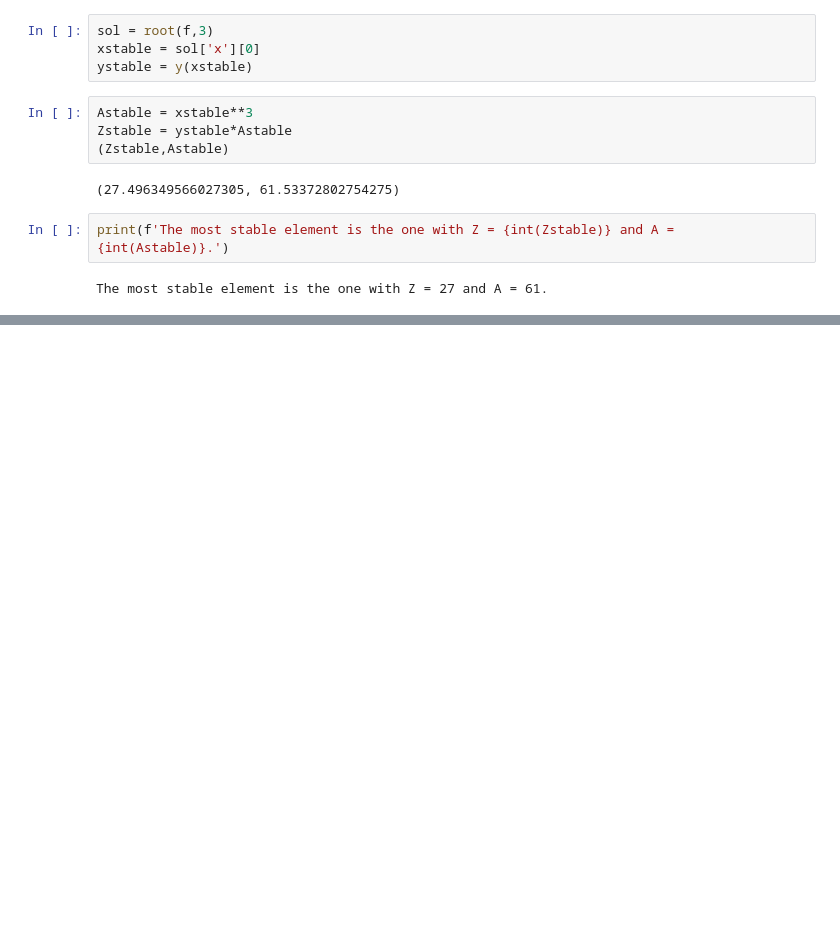
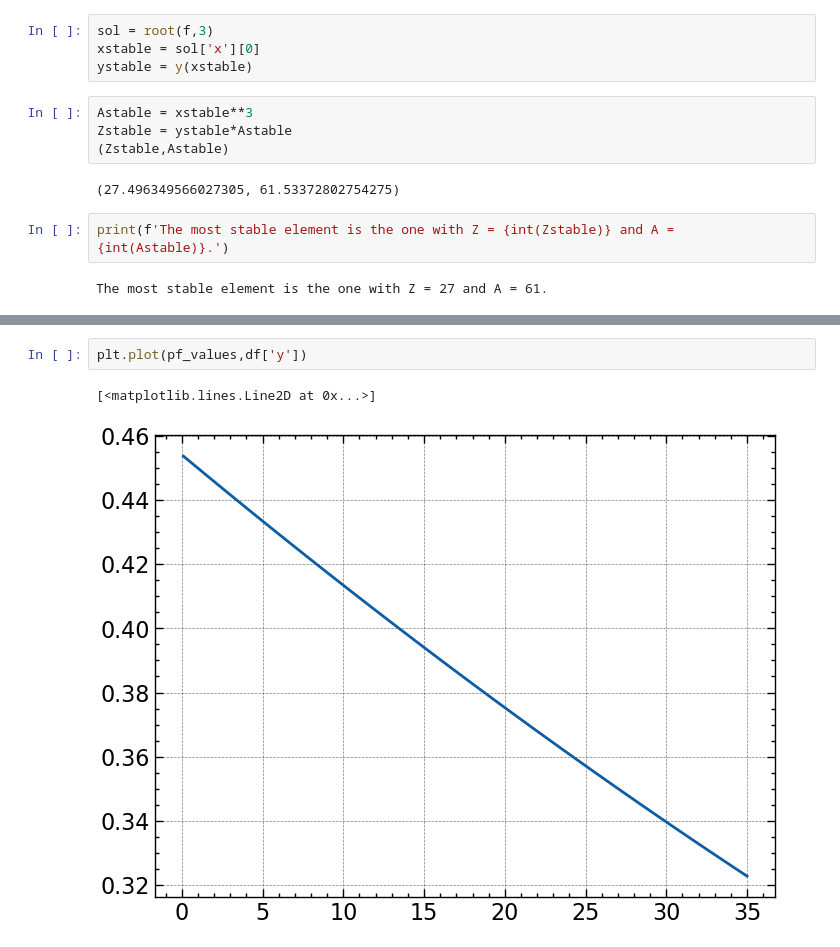
Before and after one commit to zafeirian/Computational-Nuclear-Physics, a Jupyter notebook: Crust/Crust.ipynb, the cells around one changed output, grey strips where cells are left out. Drawn from its saved outputs; the diff is of its cells as text; blank space fills up the shorter version.

```diff
--- a/Crust/Crust.ipynb
+++ b/Crust/Crust.ipynb
@@ -31,0 +73,5 @@ The most stable element is the one with Z = 27 and A = 61.
+# %%
+plt.plot(pf_values,df['y'])
+# %% [output]
+[<matplotlib.lines.Line2D at 0x...>]
+[figure, added]
```
Also changed, not shown: parts of 8 cells of this notebook.
